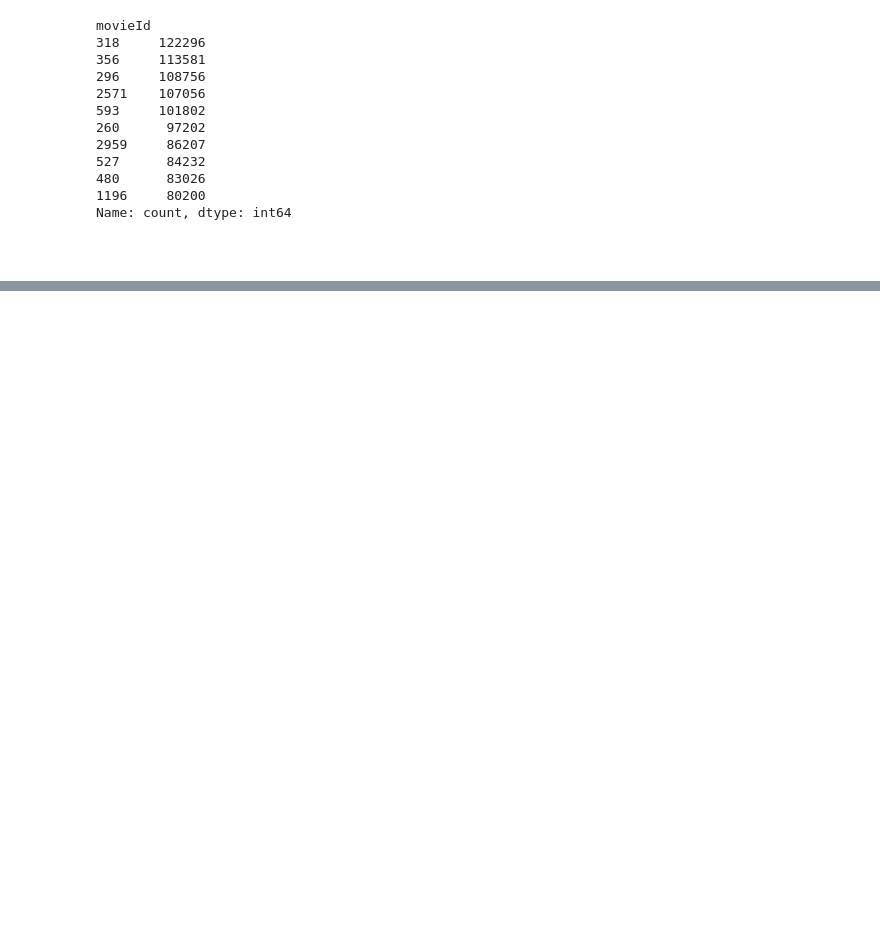
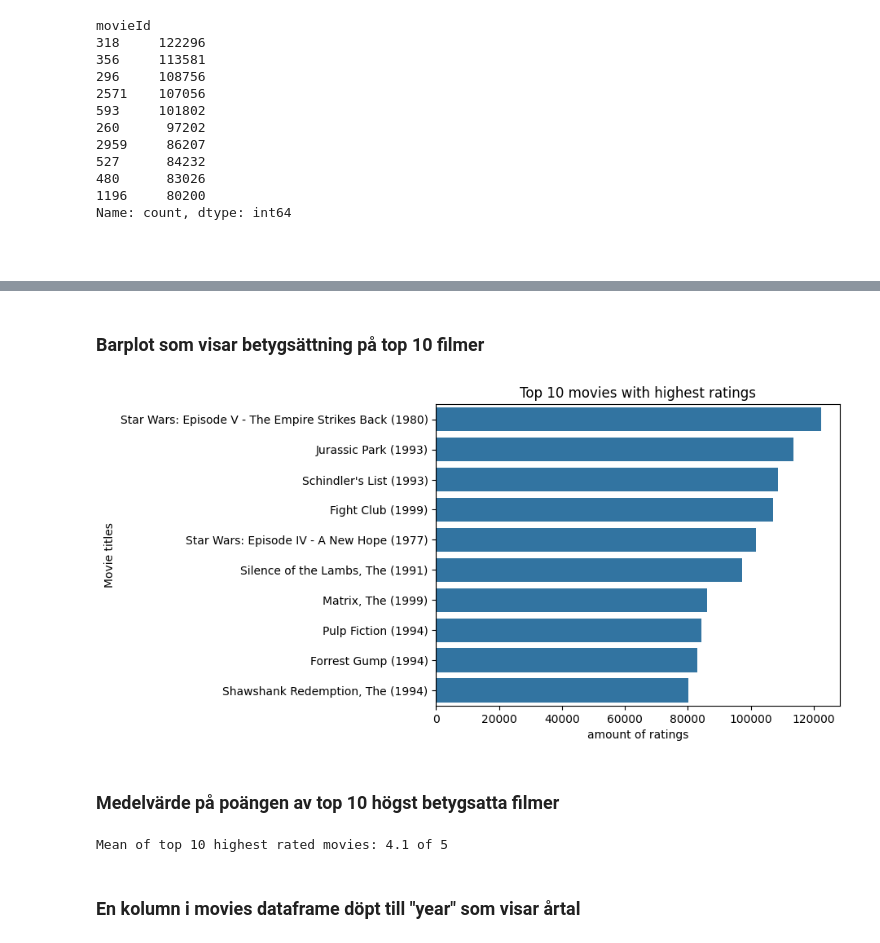
Before and after one commit to Umite93/UE_ML_AI24, a Jupyter notebook: Labb_ML2/Movie_Recommendations.ipynb, the cells around one changed output, grey strips where cells are left out. Drawn from its saved outputs; the diff is of its cells as text; code cells hidden in the pictures; blank space fills up the shorter version.

```diff
--- a/Labb_ML2/Movie_Recommendations.ipynb
+++ b/Labb_ML2/Movie_Recommendations.ipynb
@@ -27,3 +27,3 @@ from fuzzywuzzy import process
 # %%
-movies_df = pd.read_csv("movies.csv")
-ratings_df = pd.read_csv("ratings.csv")
+df_movies = pd.read_csv("movies.csv")
+df_ratings = pd.read_csv("ratings.csv")
@@ -52,3 +50,3 @@ ratings_df.head()
 # %%
-def movie_name(id):
-    return movies_df.query("movieId == @id")["title"].item()
+def movie_titles(id):
+    return df_movies.query("movieId == @id")["title"].item()
@@ -62,6 +60,6 @@ Skapar en variabel med de 10 filmer som har fått flest betyg.
 # %%
-top10_most_rated = ratings_df["movieId"].value_counts()[:10]
-top10_most_rated
+most_rated_10 = df_ratings["movieId"].value_counts()[:10]
+most_rated_10
 # %% [output]
 movieId
 318     122296
@@ -348,0 +78,4 @@ Eftersom det bygger på innehållet, kan även nya användare få ganska bra rek
+# %%
+most_rated_10_titles = []
+for id_of_movies in most_rated_10.index:
+    most_rated_10_titles.insert(0, movie_titles(id_of_movies))
@@ -348,0 +97,17 @@ Eftersom det bygger på innehållet, kan även nya användare få ganska bra rek
+# %% [markdown]
+### Barplot som visar betygsättning på top 10 filmer
+# %%
+ax = sns.barplot(x=most_rated_10, y=most_rated_10_titles)
+ax.set(xlabel="amount of ratings", ylabel="Movie titles", title="Top 10 movies with highest ratings")
+plt.show()
+# %% [output]
+[figure, added]
+# %% [markdown]
+### Medelvärde på poängen av top 10 högst betygsatta filmer
+# %%
+most_rated_10_mean = df_ratings[df_ratings["movieId"].isin(most_rated_10.index)]["rating"].mean()
+print(f"Mean of top 10 highest rated movies: {most_rated_10_mean:.1f} of 5")
+# %% [output]
+Mean of top 10 highest rated movies: 4.1 of 5
+# %% [markdown]
+### En kolumn i movies dataframe döpt till "year" som visar årtal
```
Also changed, not shown: parts of 91 cells of this notebook.
